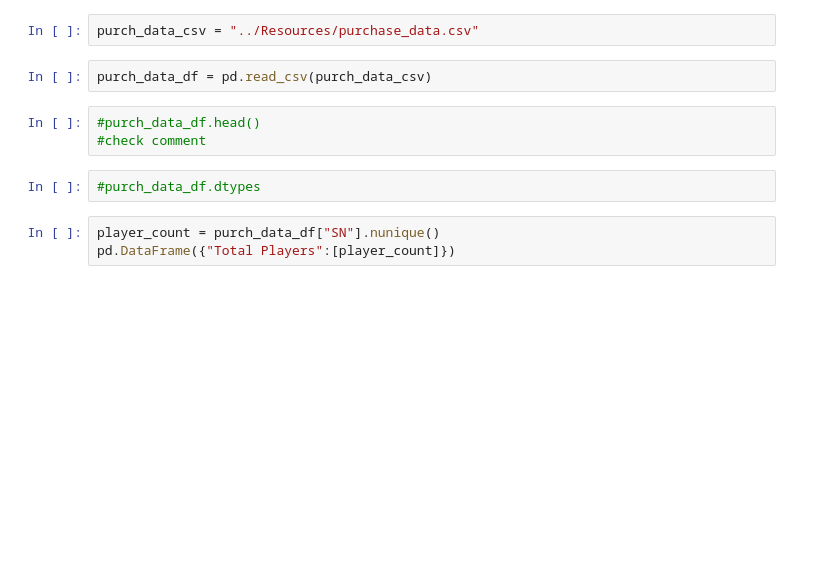
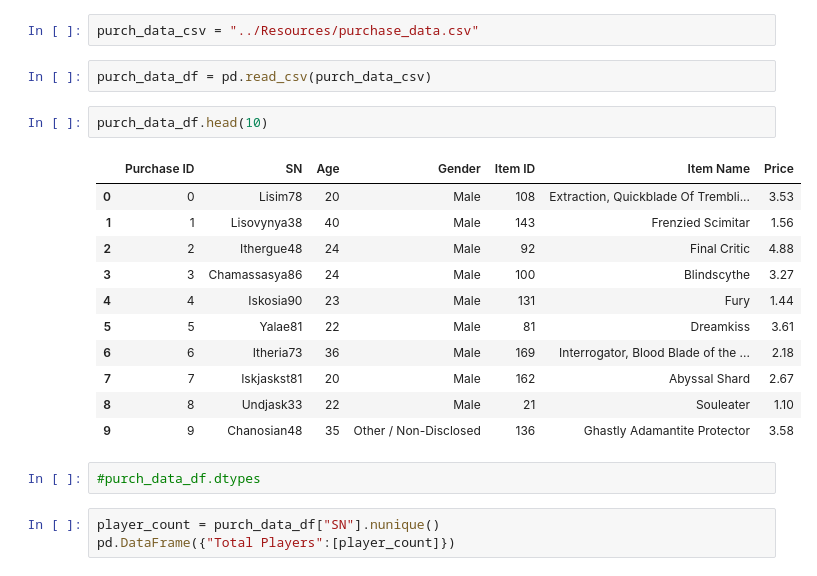
Before and after one commit to loucksjohn/pandas-challenge, a Jupyter notebook: HeroesOfPymoli/HeroesofPymoly_v2.ipynb, the cells around one changed output. Cells and saved outputs as stored; diff of their text form; blank space fills up the shorter version.

```diff
--- a/HeroesOfPymoli/HeroesofPymoly_v2.ipynb
+++ b/HeroesOfPymoli/HeroesofPymoly_v2.ipynb
@@ -5,9 +5,20 @@ import numpy as np
 purch_data_csv = "../Resources/purchase_data.csv"
 # %%
 purch_data_df = pd.read_csv(purch_data_csv)
-# %%
-#purch_data_df.head()
-#check comment
+# %%
+purch_data_df.head(10)
+# %% [output]
+|  | Purchase ID | SN | Age | Gender | Item ID | Item Name | Price |
+| 0 | 0 | Lisim78 | 20 | Male | 108 | Extraction, Quickblade Of Trembli... | 3.53 |
+| 1 | 1 | Lisovynya38 | 40 | Male | 143 | Frenzied Scimitar | 1.56 |
+| 2 | 2 | Ithergue48 | 24 | Male | 92 | Final Critic | 4.88 |
+| 3 | 3 | Chamassasya86 | 24 | Male | 100 | Blindscythe | 3.27 |
+| 4 | 4 | Iskosia90 | 23 | Male | 131 | Fury | 1.44 |
+| 5 | 5 | Yalae81 | 22 | Male | 81 | Dreamkiss | 3.61 |
+| 6 | 6 | Itheria73 | 36 | Male | 169 | Interrogator, Blood Blade of the ... | 2.18 |
+| 7 | 7 | Iskjaskst81 | 20 | Male | 162 | Abyssal Shard | 2.67 |
+| 8 | 8 | Undjask33 | 22 | Male | 21 | Souleater | 1.10 |
+| 9 | 9 | Chanosian48 | 35 | Other / Non-Disclosed | 136 | Ghastly Adamantite Protector | 3.58 |
 # %%
 #purch_data_df.dtypes
 # %%
```
